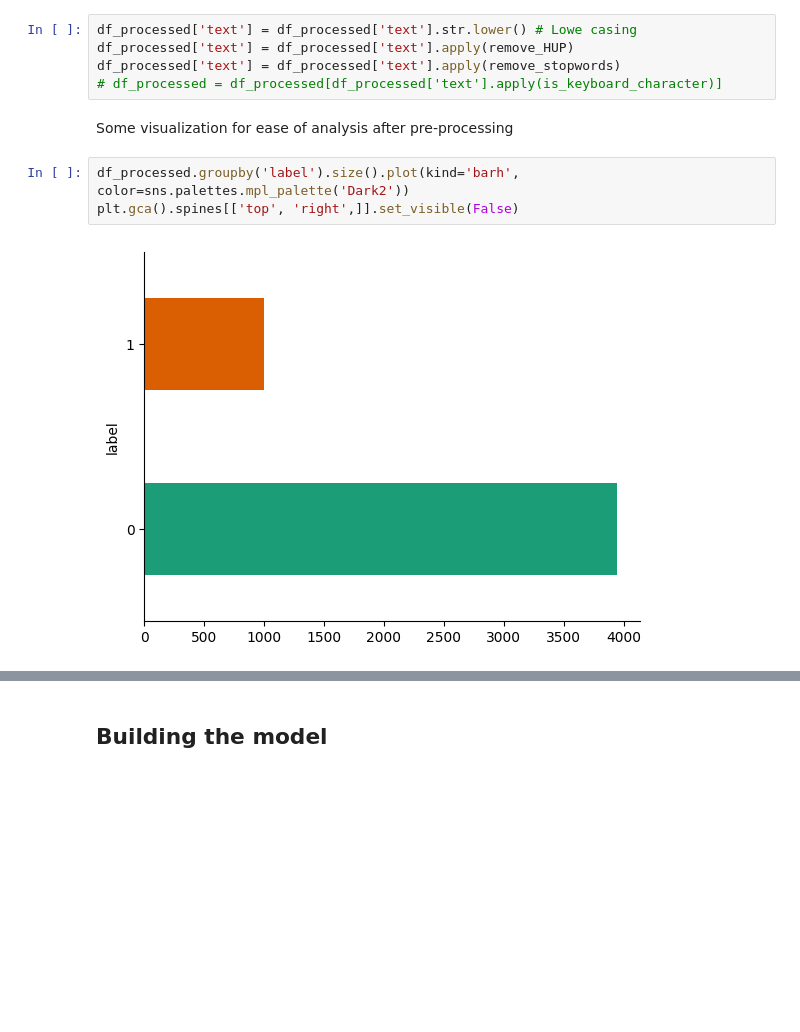
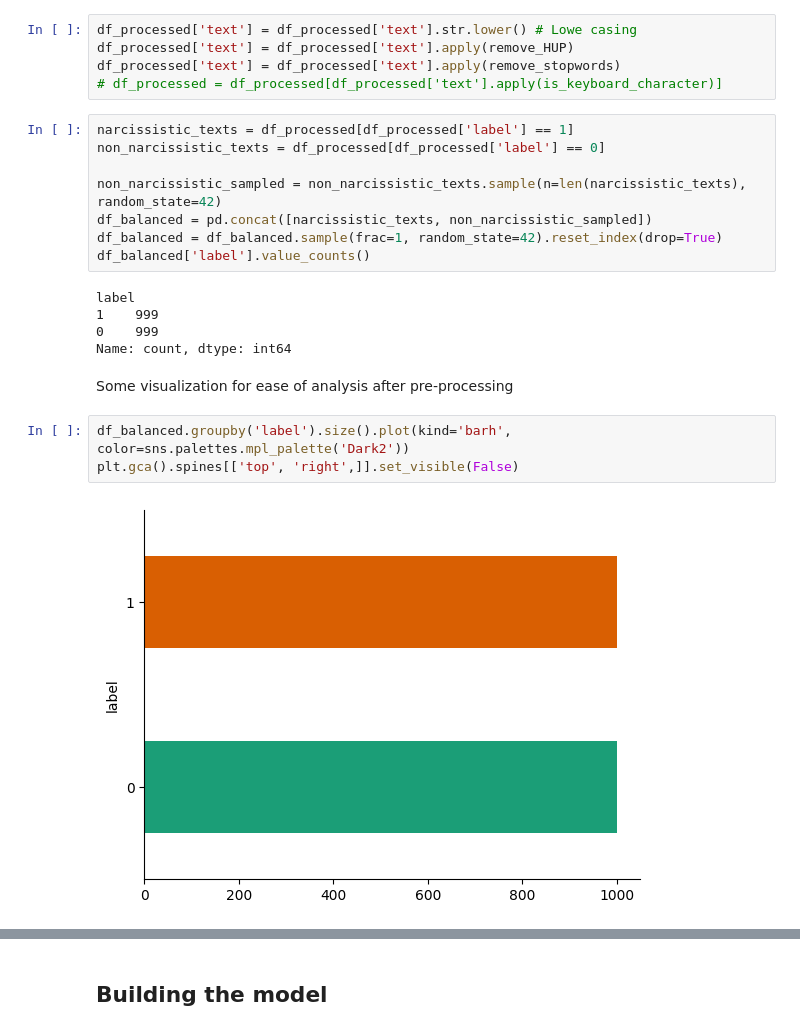
Before and after one commit to trenchb0y/Narcissistic-Behavior-From-Text, a Jupyter notebook: kp-implementation-tensorflow.ipynb, the cells around one changed output, grey strips where cells are left out. Saved outputs shown, nothing was run; the diff lists cells and outputs as text; blank space fills up the shorter version.

```diff
--- a/kp-implementation-tensorflow.ipynb
+++ b/kp-implementation-tensorflow.ipynb
@@ -132,11 +133,24 @@ df_processed['text'] = df_processed['text'].str.lower() # Lowe casing
 df_processed['text'] = df_processed['text'].apply(remove_HUP)
 df_processed['text'] = df_processed['text'].apply(remove_stopwords)
 # df_processed = df_processed[df_processed['text'].apply(is_keyboard_character)]
+# %%
+narcissistic_texts = df_processed[df_processed['label'] == 1]
+non_narcissistic_texts = df_processed[df_processed['label'] == 0]
+
+non_narcissistic_sampled = non_narcissistic_texts.sample(n=len(narcissistic_texts), random_state=42)
+df_balanced = pd.concat([narcissistic_texts, non_narcissistic_sampled])
+df_balanced = df_balanced.sample(frac=1, random_state=42).reset_index(drop=True)
+df_balanced['label'].value_counts()
+# %% [output]
+label
+1    999
+0    999
+Name: count, dtype: int64
 # %% [markdown]
 Some visualization for ease of analysis after pre-processing
 # %%
-df_processed.groupby('label').size().plot(kind='barh', color=sns.palettes.mpl_palette('Dark2'))
+df_balanced.groupby('label').size().plot(kind='barh', color=sns.palettes.mpl_palette('Dark2'))
 plt.gca().spines[['top', 'right',]].set_visible(False)
 # %% [output]
-[figure, old version]
+[figure, new version]
 # %%
```
Also changed, not shown: parts of 11 cells of this notebook.
